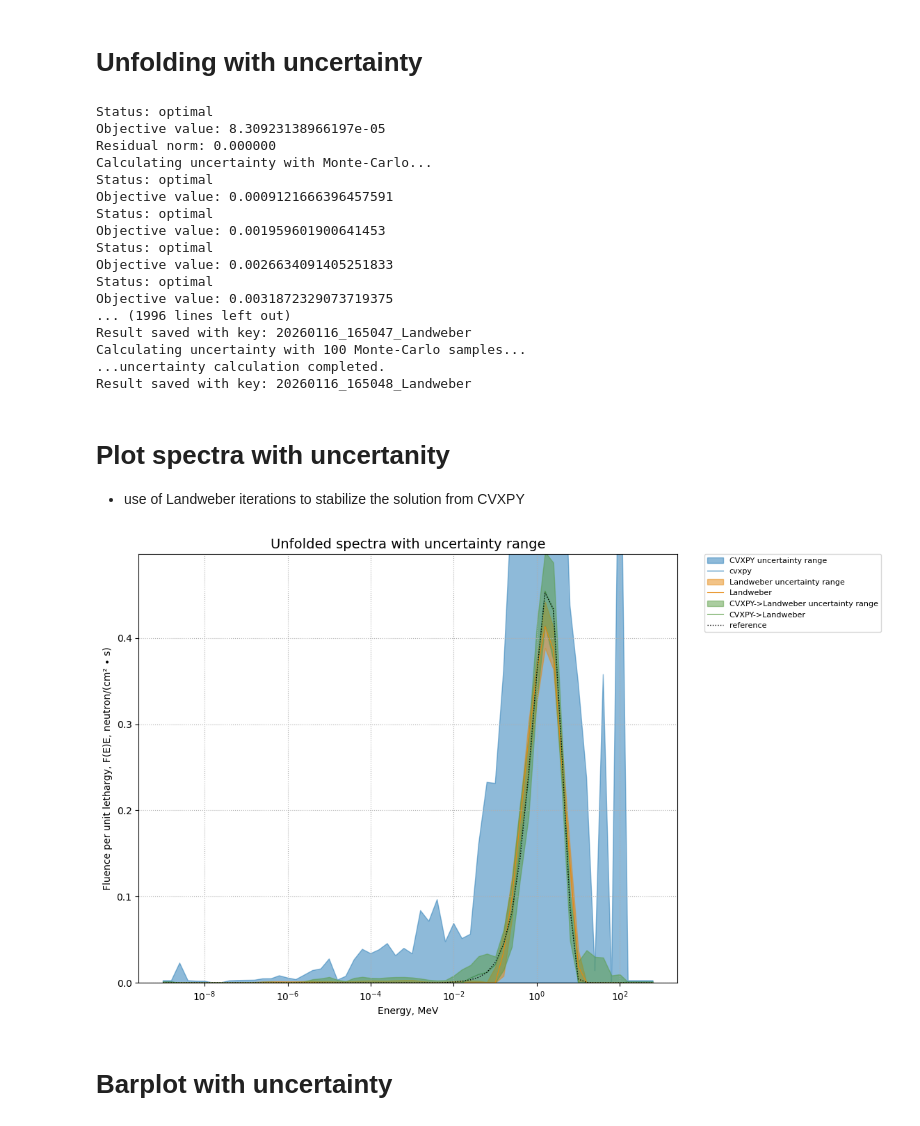
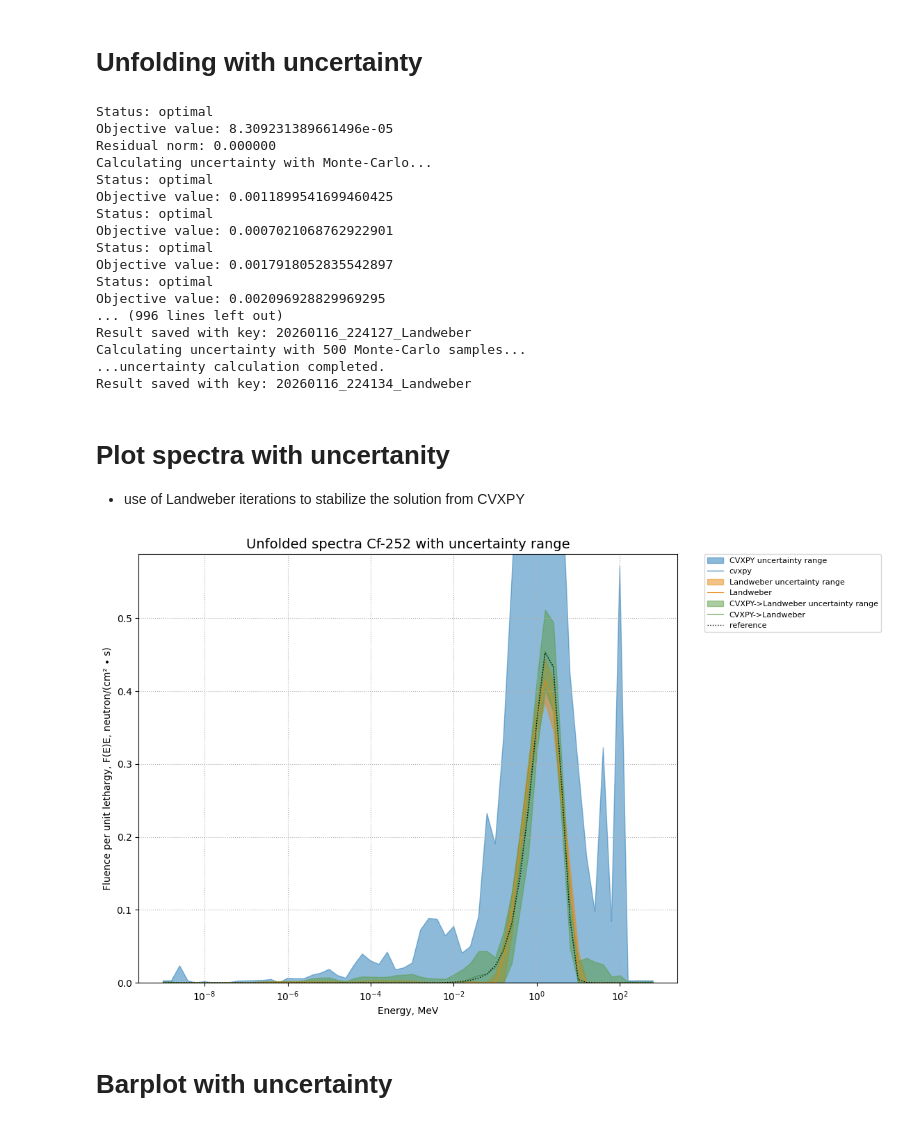
Before and after one commit to Radiationsafety/bssunfold, a Jupyter notebook: examples/03-uncertainty.ipynb, the cells around one changed output. Drawn from its saved outputs; the diff is of its cells as text; code cells hidden in the pictures.

Commit message:
n_montecarlo in unfold_cvxpy

```diff
--- a/examples/03-uncertainty.ipynb
+++ b/examples/03-uncertainty.ipynb
@@ -192,39 +191,50 @@ Result saved with key: 20260116_164231_Landweber
 # Unfolding with uncertainty
 # %%
 # Unfold spectrum with uncertainty calculation based on Monte-Carlo
-#1 CVXPY
+n_montecarlo = 500  # number of random samples of readings with noise
+noise_level = 0.01  # Gaussian noise for readings, 5%
+
+# 1 CVXPY
 result_cvxpy_unc = Detector_GSF.unfold_cvxpy(
-    readings, regularization=1e-4, calculate_errors=True
+    readings,
+    regularization=1e-4,
+    calculate_errors=True,
+    noise_level = noise_level,
+    n_montecarlo = n_montecarlo,
 )
-#2 Landweber
+# 2 Landweber
 result_landweber_unc = Detector_GSF.unfold_landweber(
-    readings, calculate_errors=True
+    readings, calculate_errors=True,
+    noise_level = noise_level,
+    n_montecarlo = n_montecarlo,
 )
-#3 CVXPY -> Landweber
+# 3 CVXPY -> Landweber
 result_cvxpy_landweber_unc = Detector_GSF.unfold_landweber(
     readings,
     initial_spectrum=result_cvxpy_unc["spectrum"],
     max_iterations=3000,
     calculate_errors=True,
+    noise_level = noise_level,
+    n_montecarlo = n_montecarlo,
 )
 # %% [output]
 Status: optimal
-Objective value: 8.30923138966197e-05
+Objective value: 8.309231389661496e-05
 Residual norm: 0.000000
 Calculating uncertainty with Monte-Carlo...
 Status: optimal
-Objective value: 0.0009121666396457591
+Objective value: 0.0011899541699460425
 Status: optimal
-Objective value: 0.001959601900641453
+Objective value: 0.0007021068762922901
 Status: optimal
-Objective value: 0.0026634091405251833
+Objective value: 0.0017918052835542897
 Status: optimal
-Objective value: 0.0031872329073719375
-... (1996 lines left out)
-Result saved with key: 20260116_165047_Landweber
-Calculating uncertainty with 100 Monte-Carlo samples...
+Objective value: 0.002096928829969295
+... (996 lines left out)
+Result saved with key: 20260116_224127_Landweber
+Calculating uncertainty with 500 Monte-Carlo samples...
 ...uncertainty calculation completed.
-Result saved with key: 20260116_165048_Landweber
+Result saved with key: 20260116_224134_Landweber
 # %% [markdown]
 # Plot spectra with uncertanity
 
@@ -286,36 +296,36 @@ ax.fill_between(
 )
 
 ax.plot(
     result_cvxpy_landweber_unc["energy"],
     result_cvxpy_landweber_unc["spectrum"],
     label="CVXPY->Landweber",
     color=colors[3],
     ls="-",
     linewidth=0.8,
     alpha=1,
 )
 
 
 
 ax.plot(
     reference_spectrum["E_MeV"],
     reference_spectrum["Phi"],
     label="reference",
     linewidth=1,
     linestyle=":",
     color=colors[0],
 )
 
 ax.set_xlabel("Energy, MeV")
 ax.set_ylabel("Fluence per unit lethargy, F(E)E, neutron/(cm² ∙ s)")
 ax.set_xscale("log")
-ax.set_ylim(0,np.max(reference_spectrum["Phi"])*1.1)
+ax.set_ylim(0,np.max(reference_spectrum["Phi"])*1.3)
 ax.legend(bbox_to_anchor=(1.05, 1), loc="upper left", borderaxespad=0.0, fontsize=8)
 ax.grid(True, which="both", ls=":")
-ax.set_title(f"Unfolded spectra with uncertainty range", fontsize=14)
+ax.set_title(f"Unfolded spectra Cf-252 with uncertainty range", fontsize=14)
 plt.show()
 # %% [output]
-[figure, old version]
+[figure, new version]
 # %% [markdown]
 # Barplot with uncertainty
 # %%
```
Also changed, not shown: parts of 4 cells of this notebook, 1 other file.
